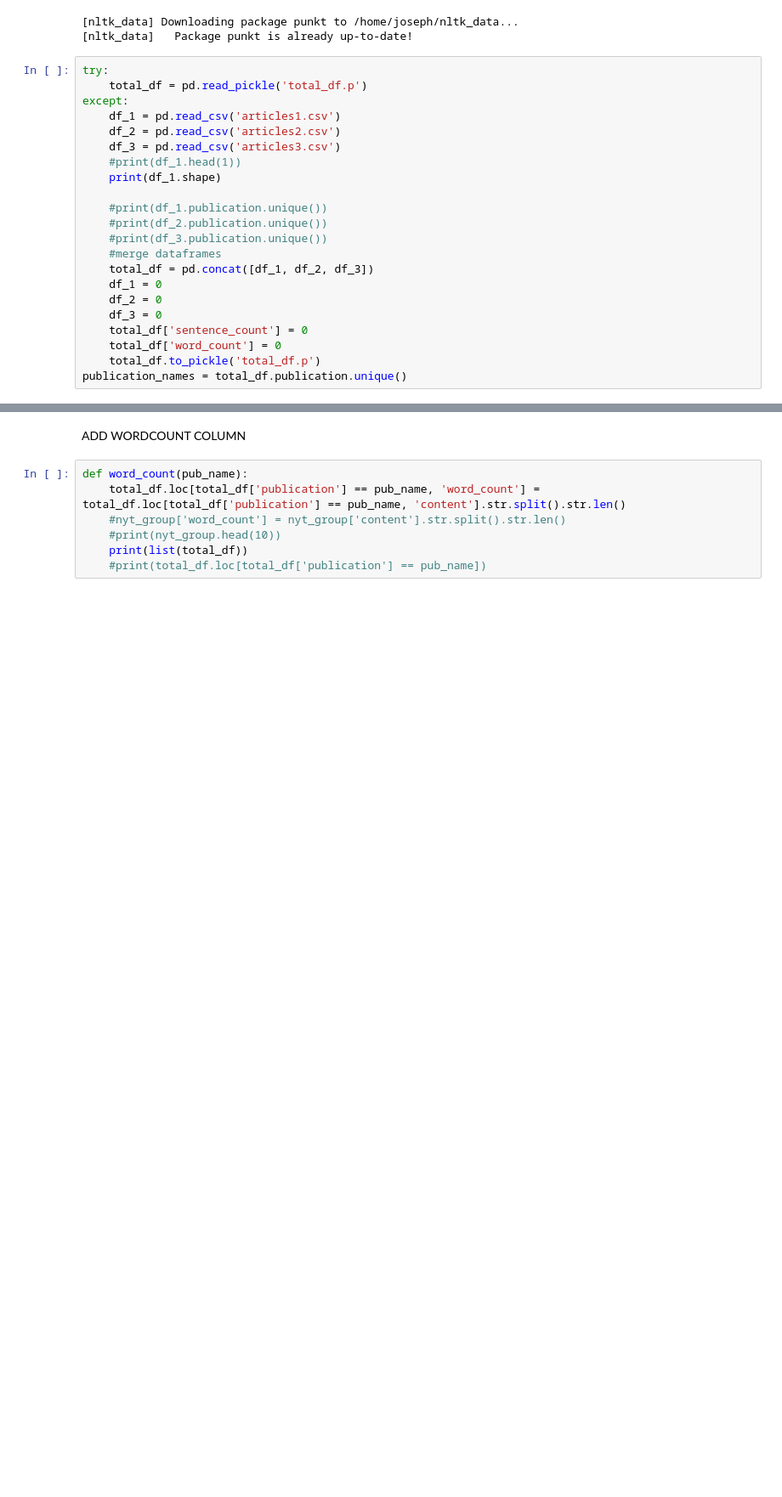
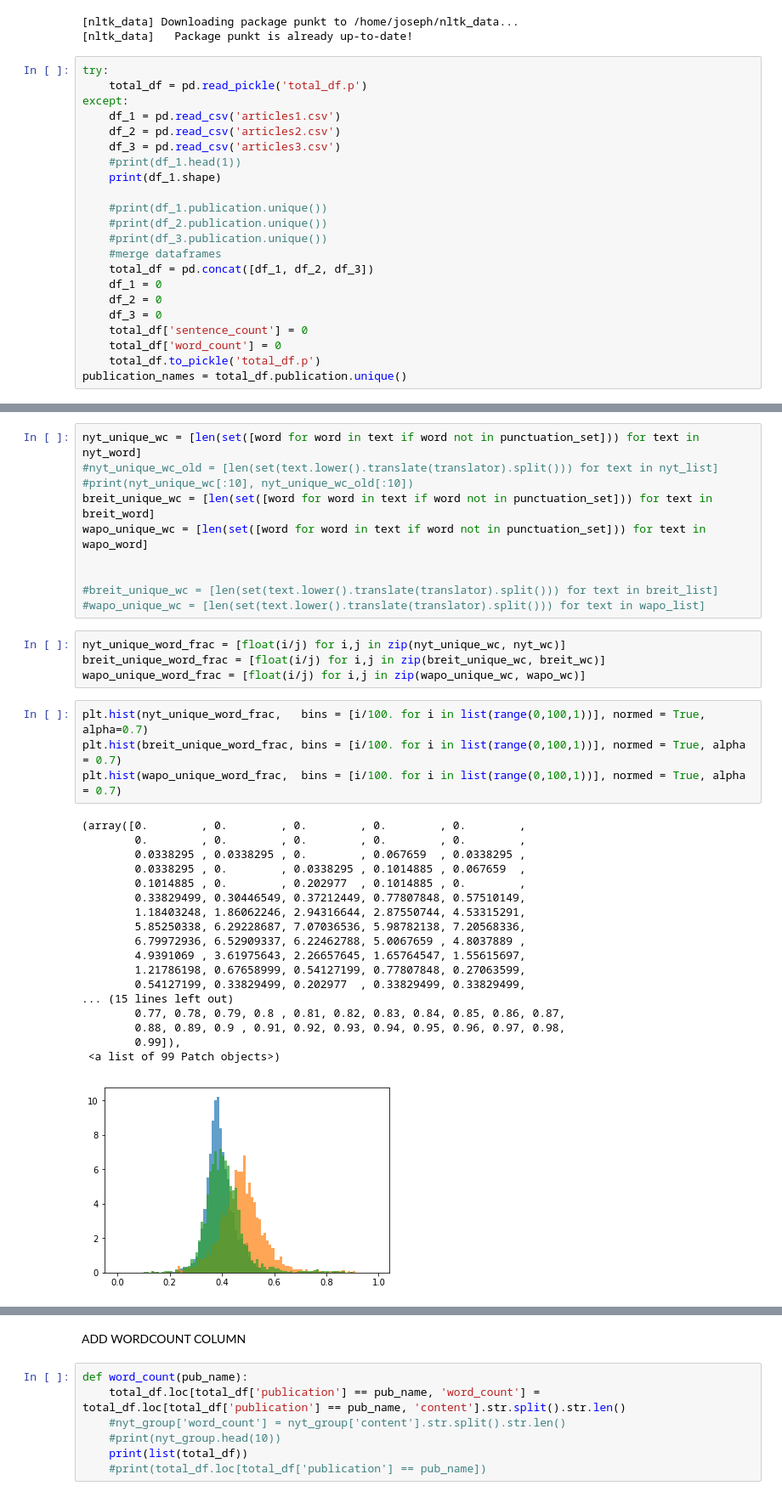
Before and after one commit to jwymbs23/insight, a Jupyter notebook: eda_news_articles.ipynb, the cells around one changed output, grey strips where cells are left out. Shown: that part at 85% size. Saved outputs shown, nothing was run; the diff lists cells and outputs as text; blank space fills up the shorter version.

```diff
--- a/eda_news_articles.ipynb
+++ b/eda_news_articles.ipynb
@@ -65,0 +180,37 @@ Name: title, Length: 7803, dtype: object
+# %%
+nyt_unique_wc = [len(set([word for word in text if word not in punctuation_set])) for text in nyt_word]
+#nyt_unique_wc_old = [len(set(text.lower().translate(translator).split())) for text in nyt_list]
+#print(nyt_unique_wc[:10], nyt_unique_wc_old[:10])
+breit_unique_wc = [len(set([word for word in text if word not in punctuation_set])) for text in breit_word]
+wapo_unique_wc = [len(set([word for word in text if word not in punctuation_set])) for text in wapo_word]
+
+
+#breit_unique_wc = [len(set(text.lower().translate(translator).split())) for text in breit_list]
+#wapo_unique_wc = [len(set(text.lower().translate(translator).split())) for text in wapo_list]
+# %%
+nyt_unique_word_frac = [float(i/j) for i,j in zip(nyt_unique_wc, nyt_wc)]
+breit_unique_word_frac = [float(i/j) for i,j in zip(breit_unique_wc, breit_wc)]
+wapo_unique_word_frac = [float(i/j) for i,j in zip(wapo_unique_wc, wapo_wc)]
+# %%
+plt.hist(nyt_unique_word_frac,   bins = [i/100. for i in list(range(0,100,1))], normed = True, alpha=0.7)
+plt.hist(breit_unique_word_frac, bins = [i/100. for i in list(range(0,100,1))], normed = True, alpha = 0.7)
+plt.hist(wapo_unique_word_frac,  bins = [i/100. for i in list(range(0,100,1))], normed = True, alpha = 0.7)
+# %% [output]
+(array([0.        , 0.        , 0.        , 0.        , 0.        ,
+        0.        , 0.        , 0.        , 0.        , 0.        ,
+        0.0338295 , 0.0338295 , 0.        , 0.067659  , 0.0338295 ,
+        0.0338295 , 0.        , 0.0338295 , 0.1014885 , 0.067659  ,
+        0.1014885 , 0.        , 0.202977  , 0.1014885 , 0.        ,
+        0.33829499, 0.30446549, 0.37212449, 0.77807848, 0.57510149,
+        1.18403248, 1.86062246, 2.94316644, 2.87550744, 4.53315291,
+        5.85250338, 6.29228687, 7.07036536, 5.98782138, 7.20568336,
+        6.79972936, 6.52909337, 6.22462788, 5.0067659 , 4.8037889 ,
+        4.9391069 , 3.61975643, 2.26657645, 1.65764547, 1.55615697,
+        1.21786198, 0.67658999, 0.54127199, 0.77807848, 0.27063599,
+        0.54127199, 0.33829499, 0.202977  , 0.33829499, 0.33829499,
+... (15 lines left out)
+        0.77, 0.78, 0.79, 0.8 , 0.81, 0.82, 0.83, 0.84, 0.85, 0.86, 0.87,
+        0.88, 0.89, 0.9 , 0.91, 0.92, 0.93, 0.94, 0.95, 0.96, 0.97, 0.98,
+        0.99]),
+ <a list of 99 Patch objects>)
+[figure, added]
```
Also changed, not shown: parts of 50 cells of this notebook.
